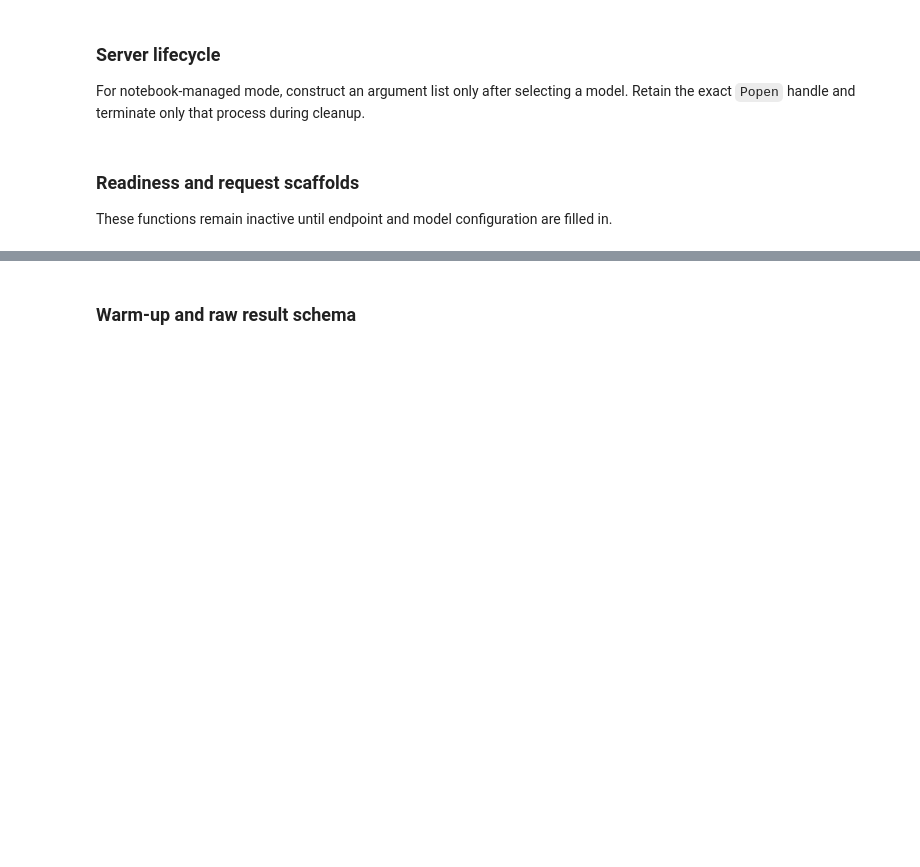
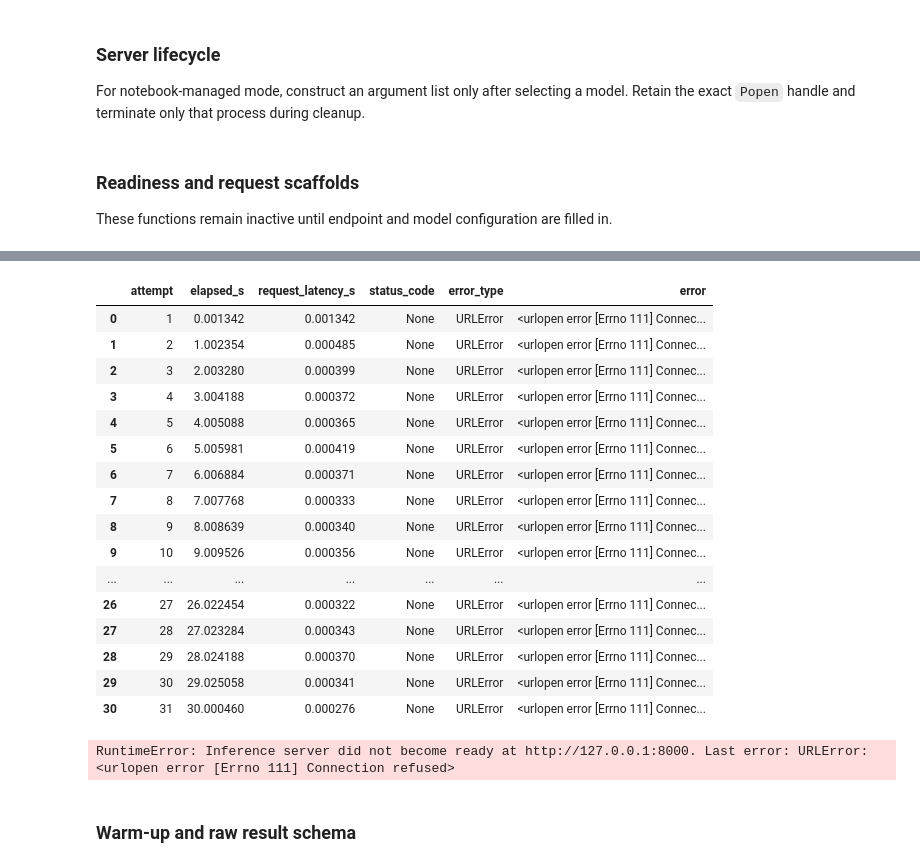
Before and after one commit to coert/dgx-spark-lab, a Jupyter notebook: experiments/01-distributed-inference/01-single-node-inference.ipynb, the cells around one changed output, grey strips where cells are left out. Cells and saved outputs as stored; diff of their text form; code cells hidden in the pictures; blank space fills up the shorter version.

Commit message:
Implement inference server readiness checks

```diff
--- a/experiments/01-distributed-inference/01-single-node-inference.ipynb
+++ b/experiments/01-distributed-inference/01-single-node-inference.ipynb
@@ -564,0 +701,22 @@ def send_completion_request(
+# %%
+READINESS_TIMEOUT_S = 30.0
+
+readiness_result = wait_until_ready(
+    ENDPOINT,
+    timeout_s=READINESS_TIMEOUT_S,
+)
+
+readiness_summary = pd.Series(
+    {
+        "ready": readiness_result["ready"],
+        "models_url": readiness_result["models_url"],
+        "elapsed_s": readiness_result["elapsed_s"],
+        "attempt_count": readiness_result["attempt_count"],
+        "advertised_models": readiness_result["advertised_models"],
+        "configured_model": MODEL,
+        "configured_model_advertised": (MODEL in readiness_result["advertised_models"]),
+    },
+    name="value",
+)
+
+readiness_summary
@@ -565,3 +732,44 @@ def send_completion_request(
+# %%
+readiness_attempts = pd.DataFrame(readiness_result["attempts"])
+
+if not readiness_result["ready"]:
+    display(readiness_attempts)
+
+    last_attempt = readiness_result["attempts"][-1]
+    raise RuntimeError(
+        f"Inference server did not become ready at {ENDPOINT}. "
+        f"Last error: {last_attempt['error_type']}: "
+        f"{last_attempt['error']}"
+    )
+
+if MODEL not in readiness_result["advertised_models"]:
+    raise RuntimeError(
+        f"Configured model {MODEL!r} was not advertised. "
+        f"Server advertised: "
+        f"{readiness_result['advertised_models']!r}"
+    )
+
+print(f"Server ready after {readiness_result['elapsed_s']:.3f} s")
+print(f"Advertised model verified: {MODEL}")
+# %% [output]
+|  | attempt | elapsed_s | request_latency_s | status_code | error_type | error |
+| 0 | 1 | 0.001342 | 0.001342 | None | URLError | <urlopen error [Errno 111] Connec... |
+| 1 | 2 | 1.002354 | 0.000485 | None | URLError | <urlopen error [Errno 111] Connec... |
+| 2 | 3 | 2.003280 | 0.000399 | None | URLError | <urlopen error [Errno 111] Connec... |
+| 3 | 4 | 3.004188 | 0.000372 | None | URLError | <urlopen error [Errno 111] Connec... |
+| 4 | 5 | 4.005088 | 0.000365 | None | URLError | <urlopen error [Errno 111] Connec... |
+| 5 | 6 | 5.005981 | 0.000419 | None | URLError | <urlopen error [Errno 111] Connec... |
+| 6 | 7 | 6.006884 | 0.000371 | None | URLError | <urlopen error [Errno 111] Connec... |
+| 7 | 8 | 7.007768 | 0.000333 | None | URLError | <urlopen error [Errno 111] Connec... |
+| 8 | 9 | 8.008639 | 0.000340 | None | URLError | <urlopen error [Errno 111] Connec... |
+| 9 | 10 | 9.009526 | 0.000356 | None | URLError | <urlopen error [Errno 111] Connec... |
+| ... | ... | ... | ... | ... | ... | ... |
+| 26 | 27 | 26.022454 | 0.000322 | None | URLError | <urlopen error [Errno 111] Connec... |
+| 27 | 28 | 27.023284 | 0.000343 | None | URLError | <urlopen error [Errno 111] Connec... |
+| 28 | 29 | 28.024188 | 0.000370 | None | URLError | <urlopen error [Errno 111] Connec... |
+| 29 | 30 | 29.025058 | 0.000341 | None | URLError | <urlopen error [Errno 111] Connec... |
+| 30 | 31 | 30.000460 | 0.000276 | None | URLError | <urlopen error [Errno 111] Connec... |
+RuntimeError: Inference server did not become ready at http://127.0.0.1:8000. Last error: URLError: <urlopen error [Errno 111] Connection refused>
 # %% [markdown]
 ### Warm-up and raw result schema
 # %%
```
Also changed, not shown: parts of 3 cells of this notebook.
